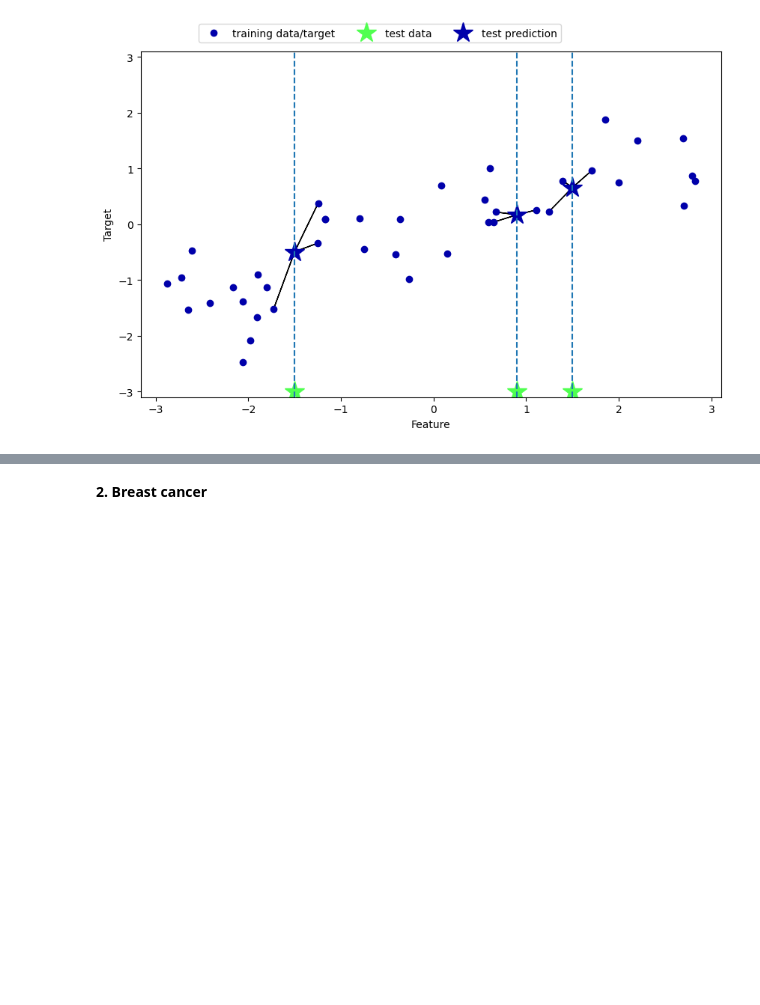
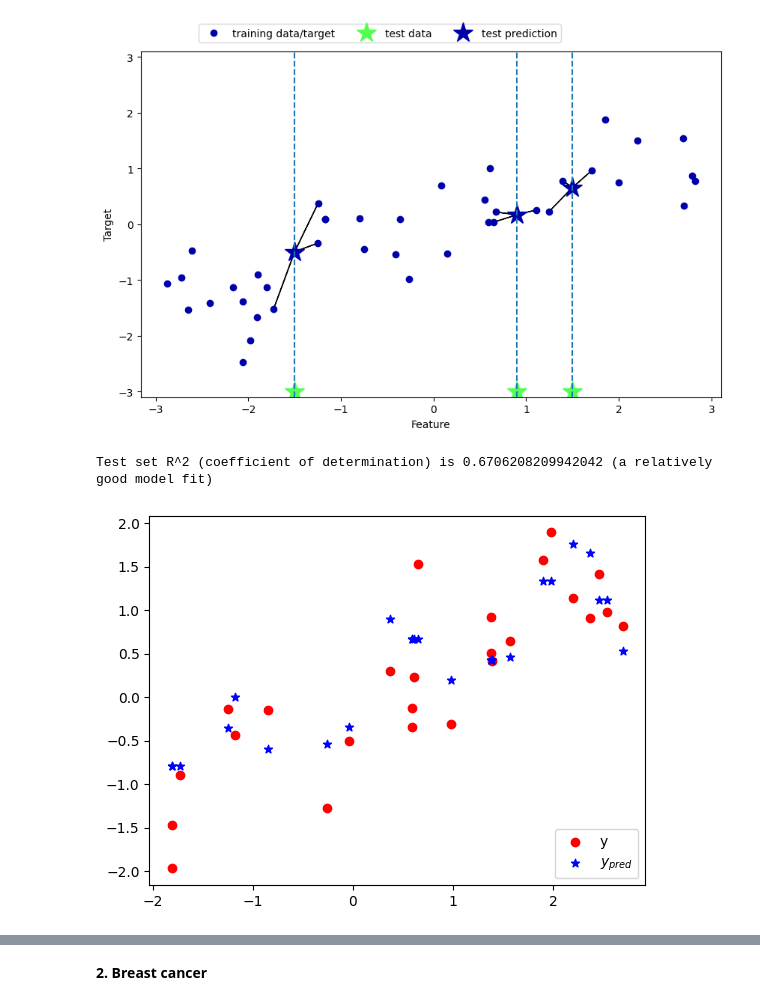
Before and after one commit to pquynhvu/ML, a Jupyter notebook: supervised-learning/knn.ipynb, the cells around one changed output, grey strips where cells are left out. Drawn from its saved outputs; the diff is of its cells as text; code cells hidden in the pictures; blank space fills up the shorter version.

```diff
--- a/supervised-learning/knn.ipynb
+++ b/supervised-learning/knn.ipynb
@@ -33,3 +32,23 @@ mglearn.plots.plot_knn_regression(n_neighbors=1)
 mglearn.plots.plot_knn_regression(n_neighbors=3)
 # %% [output]
 [figure]
+# %%
+X_wave_train, X_wave_test, y_wave_train, y_wave_test = train_test_split(X_wave, y_wave, random_state=0)
+
+reg = KNeighborsRegressor(n_neighbors=3) # instantiate the model
+reg.fit(X_wave_train, y_wave_train)      # fit the model using the training data and training targets
+
+forge_pred = pd.DataFrame(X_wave_test, columns= ['X'])
+forge_pred = forge_pred.assign(y = y_wave_test,
+                               y_pred = reg.predict(X_wave_test))
+
+print('Test set R^2 (coefficient of determination) is {}'.format(reg.score(X_wave_test, y_wave_test)), '(a relatively good model fit)')
+# %% [output]
+Test set R^2 (coefficient of determination) is 0.6706208209942042 (a relatively good model fit)
+# %%
+plt.scatter(forge_pred['X'], forge_pred['y'], marker='o', c='r', label='y')
+plt.scatter(forge_pred['X'], forge_pred['y_pred'], marker='*', c='b', label='$y_{pred}$')
+plt.legend(loc='lower right')
+plt.show()
+# %% [output]
+[figure, added]
```
Also changed, not shown: parts of 3 cells of this notebook.
